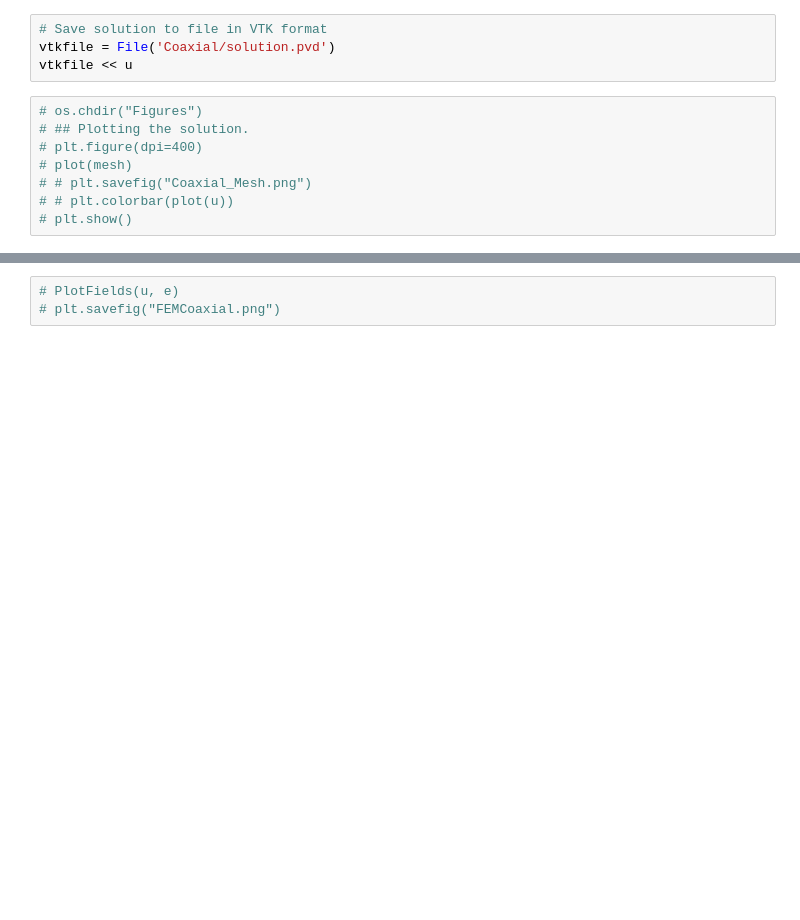
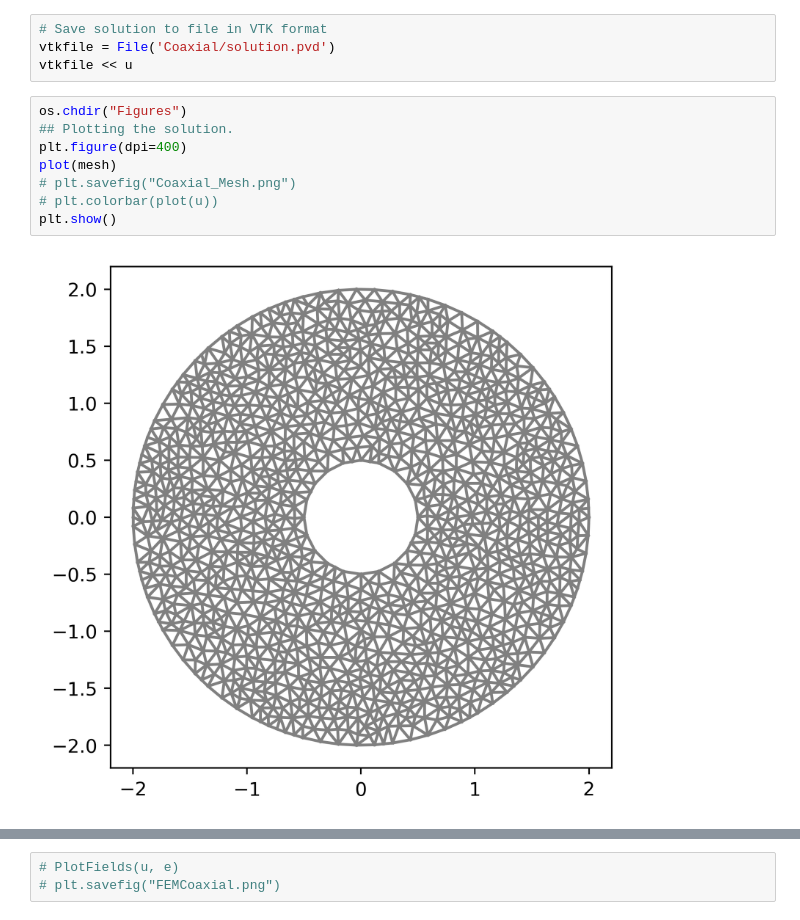
Before and after one commit to emmanuellfc/EM_Tufts_Fall2023, a Jupyter notebook: Coaxial_Cable.ipynb, the cells around one changed output, grey strips where cells are left out. Saved outputs shown, nothing was run; the diff lists cells and outputs as text; blank space fills up the shorter version.

```diff
--- a/Coaxial_Cable.ipynb
+++ b/Coaxial_Cable.ipynb
@@ -130,11 +130,13 @@ solve(a == L, u, bcs)
 vtkfile = File('Coaxial/solution.pvd')
 vtkfile << u
 # %%
-# os.chdir("Figures")
-# ## Plotting the solution.
-# plt.figure(dpi=400)
-# plot(mesh)
-# # plt.savefig("Coaxial_Mesh.png")
-# # plt.colorbar(plot(u))
-# plt.show()
+os.chdir("Figures")
+## Plotting the solution.
+plt.figure(dpi=400)
+plot(mesh)
+# plt.savefig("Coaxial_Mesh.png")
+# plt.colorbar(plot(u))
+plt.show()
+# %% [output]
+[figure, added]
 # %%
```
Also changed, not shown: parts of 6 cells of this notebook, 7 other files.
